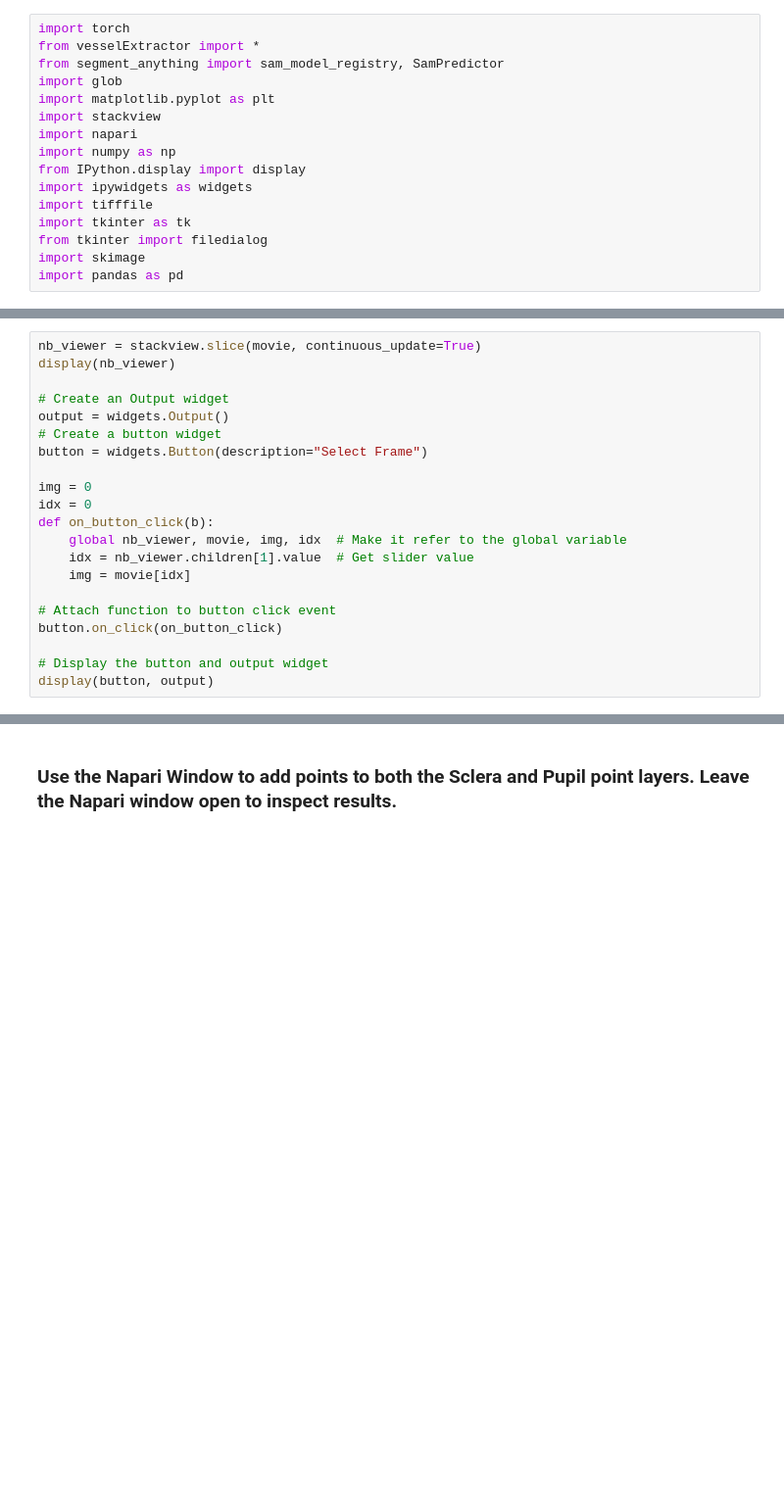
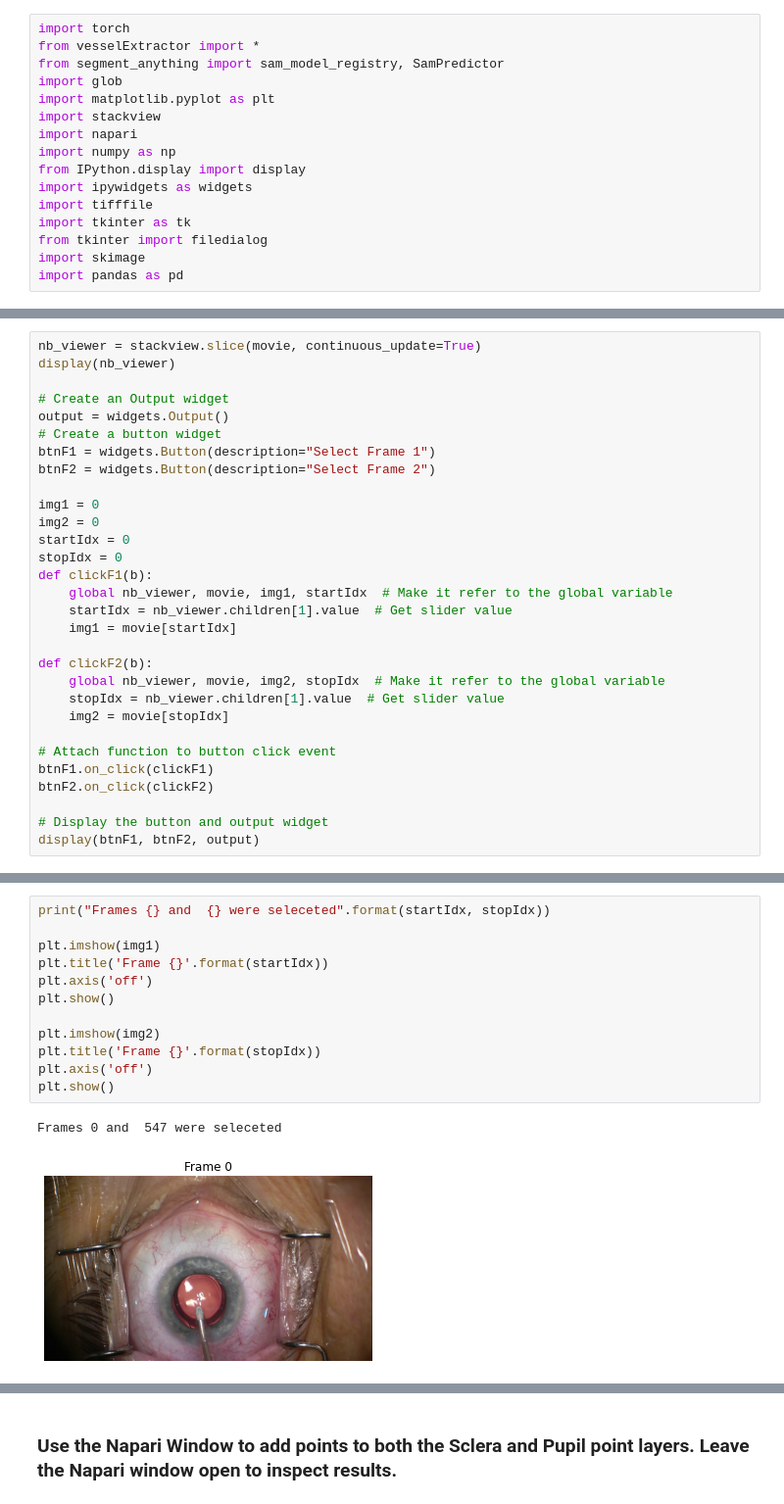
Before and after one commit to Peter-Hogg/vesselExtractor, a Jupyter notebook: VesselQuantBook.ipynb, the cells around one changed output, grey strips where cells are left out. Shown at 98% size. Saved outputs shown, nothing was run; the diff lists cells and outputs as text; blank space fills up the shorter version.

```diff
--- a/VesselQuantBook.ipynb
+++ b/VesselQuantBook.ipynb
@@ -78,18 +78,27 @@ display(nb_viewer)
 # Create an Output widget
 output = widgets.Output()
 # Create a button widget
-button = widgets.Button(description="Select Frame")
+btnF1 = widgets.Button(description="Select Frame 1")
+btnF2 = widgets.Button(description="Select Frame 2")
 
-img = 0
-idx = 0
-def on_button_click(b):
-    global nb_viewer, movie, img, idx  # Make it refer to the global variable
-    idx = nb_viewer.children[1].value  # Get slider value
-    img = movie[idx]
+img1 = 0
+img2 = 0
+startIdx = 0
+stopIdx = 0
+def clickF1(b):
+    global nb_viewer, movie, img1, startIdx  # Make it refer to the global variable
+    startIdx = nb_viewer.children[1].value  # Get slider value
+    img1 = movie[startIdx]
+
+def clickF2(b):
+    global nb_viewer, movie, img2, stopIdx  # Make it refer to the global variable
+    stopIdx = nb_viewer.children[1].value  # Get slider value
+    img2 = movie[stopIdx]
 
 # Attach function to button click event
-button.on_click(on_button_click)
+btnF1.on_click(clickF1)
+btnF2.on_click(clickF2)
 
 # Display the button and output widget
-display(button, output)
+display(btnF1, btnF2, output)
 # %% [output]
@@ -98,0 +109,15 @@ VBox(children=(HBox(children=(VBox(children=(ImageWidget(height=1080, width=1920
+# %%
+print("Frames {} and  {} were seleceted".format(startIdx, stopIdx))
+
+plt.imshow(img1)
+plt.title('Frame {}'.format(startIdx))
+plt.axis('off')
+plt.show()
+
+plt.imshow(img2)
+plt.title('Frame {}'.format(stopIdx))
+plt.axis('off')
+plt.show()
+# %% [output]
+Frames 0 and  547 were seleceted
+[figure, added]
```
Also changed, not shown: parts of 17 cells of this notebook.
